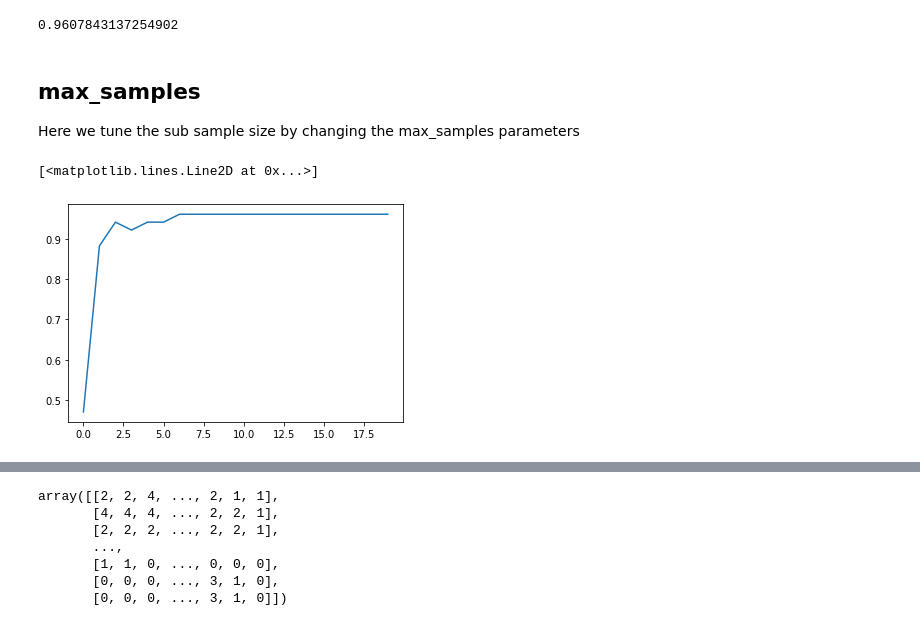
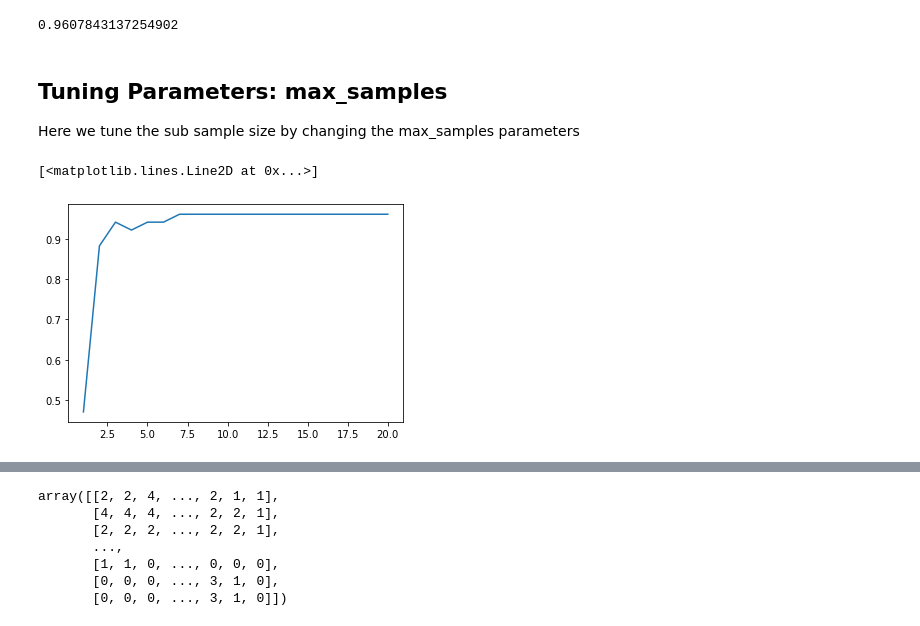
Before and after one commit to MGJvanGroeningen/aidm_assignments_21_22, a Jupyter notebook: assignment3/A3_Lin.ipynb, the cells around one changed output, grey strips where cells are left out. Drawn from its saved outputs; the diff is of its cells as text; code cells hidden in the pictures.

```diff
--- a/assignment3/A3_Lin.ipynb
+++ b/assignment3/A3_Lin.ipynb
@@ -35,13 +55,14 @@ np.sum(clf.predict(X_test) == y_test)/len(y_test)
 # %%
-svm_gamma_par = []
+
 gamma_list = np.arange (1/40,1/2,1/40)
+svm_rbf_gamma = []
 for i in (gamma_list):
 
     clf = svm.SVC(kernel = "rbf",gamma = i)
     clf.fit(X_train,y_train)
-    svm_gamma_par.append(np.sum(clf.predict(X_test) == y_test)/len(y_test))
+    svm_rbf_gamma.append(np.sum(clf.predict(X_test) == y_test)/len(y_test))
 
-plt.plot(gamma_list, svm_gamma_par)
+plt.plot(gamma_list, svm_rbf_gamma)
 # %% [output]
 [<matplotlib.lines.Line2D at 0x...>]
 [figure]
@@ -84,18 +93,18 @@ np.sum(clf.predict(X_test) == y_test)/len(y_test)
 # %% [output]
 0.9607843137254902
 # %% [markdown]
-## max_samples
+## Tuning Parameters: max_samples
 
 Here we tune the sub sample size by changing the max_samples parameters
 # %%
 max_samples_par = []
-for i in range (20):
-    clf = RandomForestClassifier(max_samples = i+1,random_state = 30)
+max_sample_range = np.arange (1,21,1)
+for i in max_sample_range:
+    clf = RandomForestClassifier(max_samples = i,random_state = 30)
     clf.fit(X_train,y_train)
     max_samples_par.append(np.sum(clf.predict(X_test) == y_test)/len(y_test))
+
+plt.plot(max_sample_range,max_samples_par)
+# %% [output]
+[<matplotlib.lines.Line2D at 0x...>]
+[figure, added]
-# %%
-x = np.arange (0,20,1)
-plt.plot(x,max_samples_par)
-# %% [output]
-[<matplotlib.lines.Line2D at 0x...>]
-[figure, removed]
```
Also changed, not shown: parts of 12 cells of this notebook.
